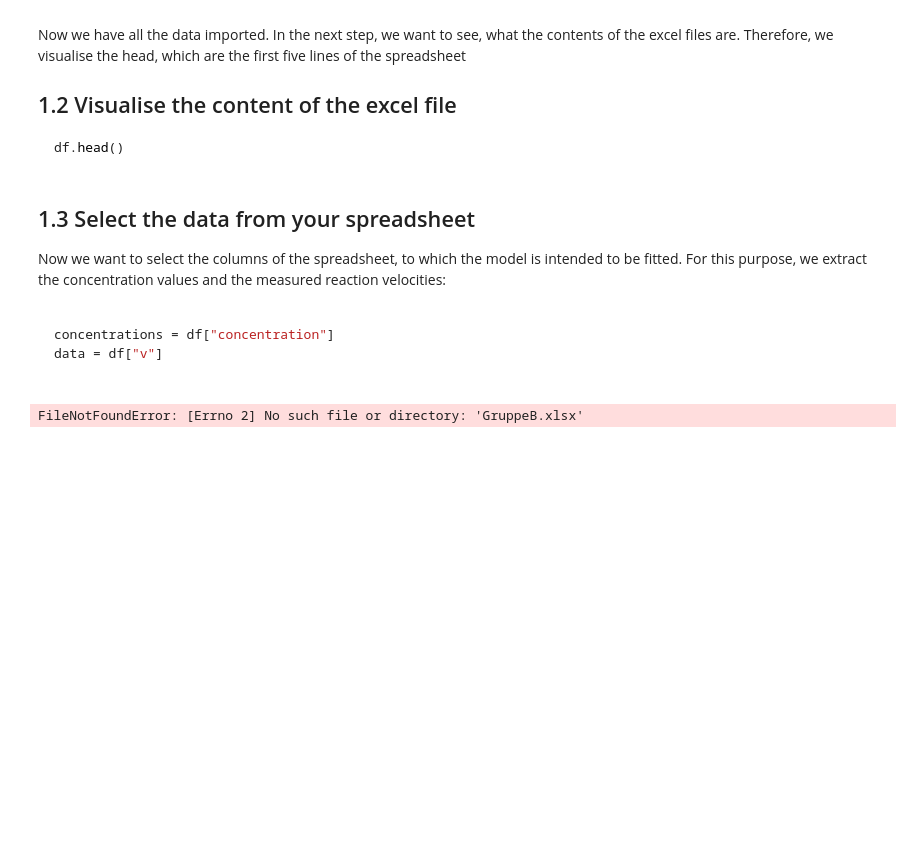
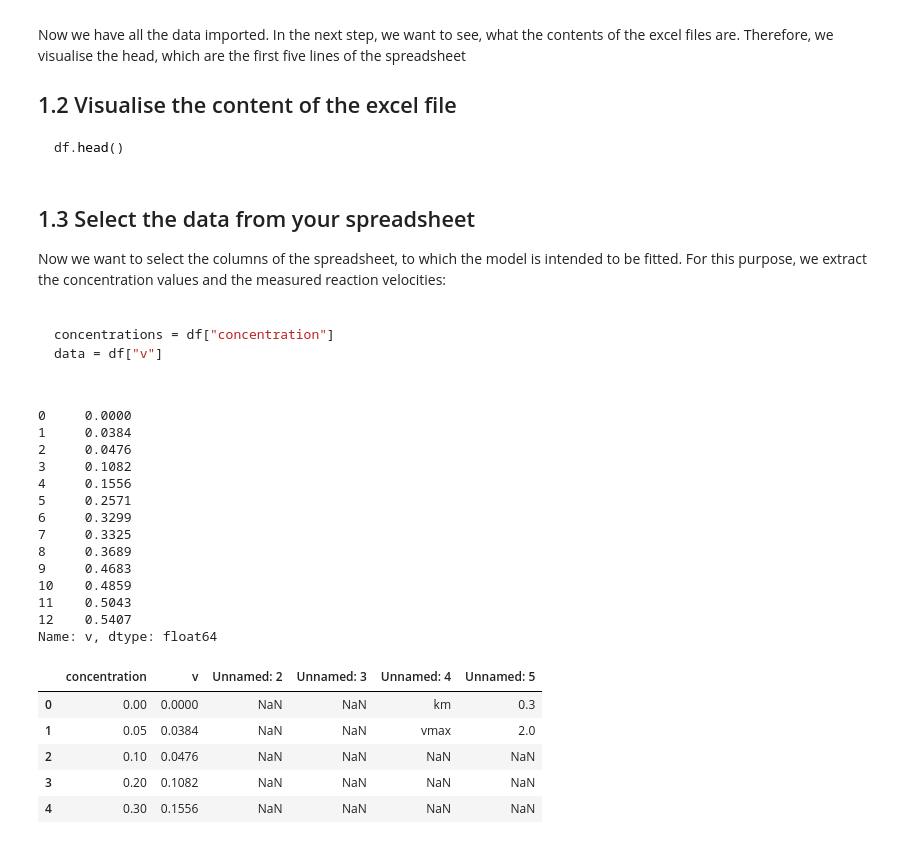
Before and after one commit to StephanM87/Michaelis-Menten-Example, a Jupyter notebook: michaelis_menten.ipynb, the cells around one changed output. Drawn from its saved outputs; the diff is of its cells as text; code cells hidden in the pictures; blank space fills up the shorter version.

```diff
--- a/michaelis_menten.ipynb
+++ b/michaelis_menten.ipynb
@@ -33,22 +33,41 @@ data = df["v"]
 # %%
 # https://www.anotherscienceblog.com/post/the-michaelis-menten-enzyme-kinetics-model
 from scipy import stats
 import numpy as np
 import pandas as pd
 
-df = pd.read_excel(r"GruppeC.xlsx")
+df = pd.read_excel(r"GruppeD.xlsx")
 
 
 concentrations = []
 
 concentrations = df["concentration"]
 data = df["v"]
 
 print(data)
 
 df.head()
 # %% [output]
-FileNotFoundError: [Errno 2] No such file or directory: 'GruppeB.xlsx'
+0     0.0000
+1     0.0384
+2     0.0476
+3     0.1082
+4     0.1556
+5     0.2571
+6     0.3299
+7     0.3325
+8     0.3689
+9     0.4683
+10    0.4859
+11    0.5043
+12    0.5407
+Name: v, dtype: float64
+|  | concentration | v | Unnamed: 2 | Unnamed: 3 | Unnamed: 4 | Unnamed: 5 |
+| 0 | 0.00 | 0.0000 | NaN | NaN | km | 0.3 |
+| 1 | 0.05 | 0.0384 | NaN | NaN | vmax | 2.0 |
+| 2 | 0.10 | 0.0476 | NaN | NaN | NaN | NaN |
+| 3 | 0.20 | 0.1082 | NaN | NaN | NaN | NaN |
+| 4 | 0.30 | 0.1556 | NaN | NaN | NaN | NaN |
 # %%
 import matplotlib.pyplot as plt
 
```
Also changed, not shown: parts of 3 cells of this notebook, 3 other files.
